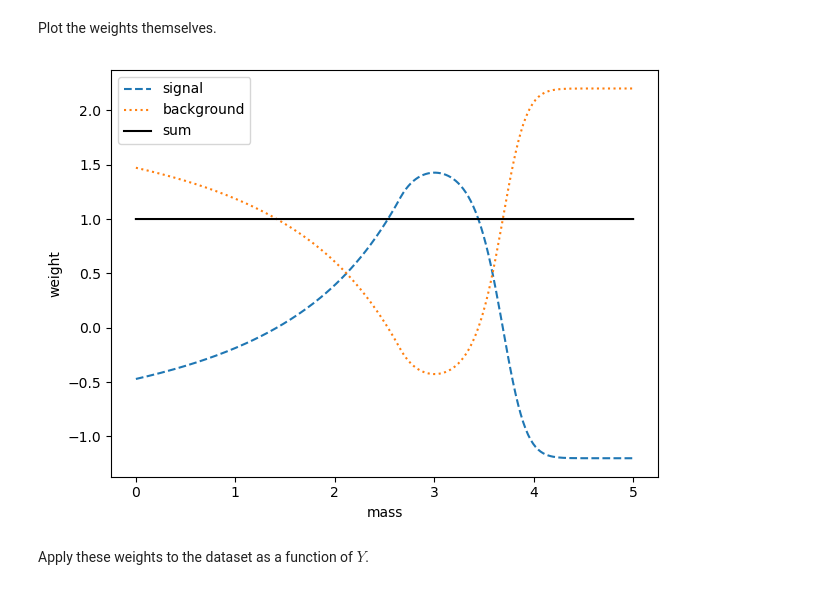
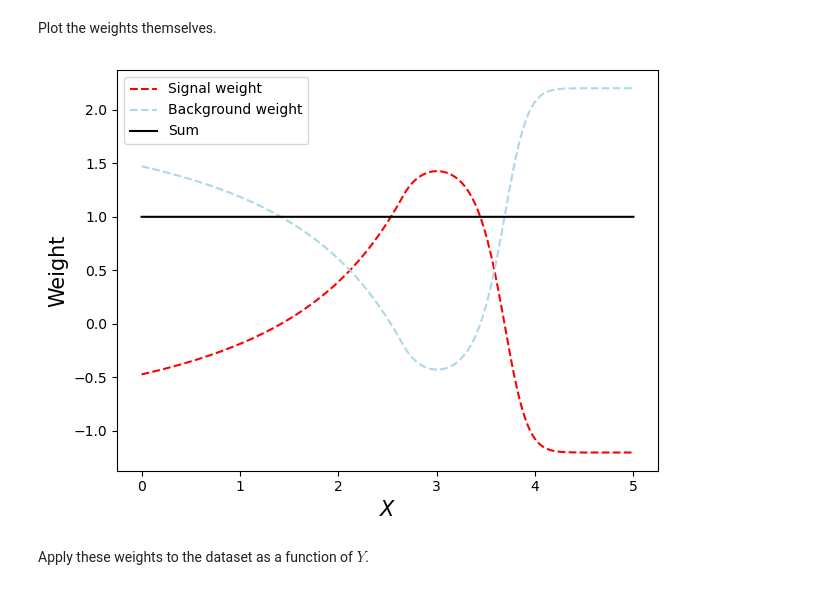
Before and after one commit to elizabethsztan/DIS_S1, a Jupyter notebook: s1_coursework.ipynb, the cells around one changed output. Saved outputs shown, nothing was run; the diff lists cells and outputs as text; code cells hidden in the pictures.

```diff
--- a/s1_coursework.ipynb
+++ b/s1_coursework.ipynb
@@ -311,5 +314,6 @@ Plot the true distributions as well as the histograms with sampled data
 # %%
 data = accept_reject_2d(total_fixed,num_samples = 5000, seed = 100)
+fontsize = 15
 
 X, Y = data
 
@@ -329,10 +333,10 @@ Xerrors = np.sqrt(Xcounts) / (len(X) * Xbin_widths)
 ax[0].plot(x, marg_X(x, f_true, mu_true, sigma_true, beta_true, m_true), label = 'Total', color = 'black')
 ax[0].plot(x, f_true*g_s(x, beta_true, m_true, mu_true, sigma_true), label = 'Signal', ls = '--')
 ax[0].plot(x, (1-f_true)*g_b(x), label = 'Background', ls = ':')
-ax[0].errorbar( Xcx, Xnh, Xerrors, fmt='ko', color= 'black')
-ax[0].set_xlabel(r'$X$')
-ax[0].set_ylabel(r'$g_s(X)+g_b(X)$')
-ax[0].set_title(r'Marginal distribution in $X$')
+ax[0].errorbar( Xcx, Xnh, Xerrors, fmt='ko', color= 'black', label = 'Sampled data')
+ax[0].set_xlabel(r'$X$', fontsize=fontsize)
+ax[0].set_ylabel(r'$g_s(X)+g_b(X)$', fontsize=fontsize)
+ax[0].set_title(r'Marginal distribution in $X$', fontsize=fontsize)
 ax[0].legend()
 
 Ynh, Yxe = np.histogram(Y, bins = bin_num, density=True)
@@ -346,10 +350,10 @@ Yerrors = np.sqrt(Ycounts) / (len(Y) * Ybin_widths)
 ax[1].plot(y, marg_Y(y, f_true, lmbda_true, mu_b_true, sigma_b_true), label = 'Total', color = 'black')
 ax[1].plot(y, f_true*h_s(y, lmbda_true), label = 'Signal', ls = '--')
 ax[1].plot(y, (1-f_true)*h_b(y, mu_b_true, sigma_b_true), label = 'Background', ls = ':')
-ax[1].errorbar( Ycx, Ynh, Yerrors, fmt='ko', color= 'black')
-ax[1].set_xlabel(r'$Y$')
-ax[1].set_ylabel(r'$h_s(Y)+h_b(Y)$')
-ax[1].set_title(r'Marginal distribution in $Y$')
+ax[1].errorbar( Ycx, Ynh, Yerrors, fmt='o', color= 'black', label = 'Sampled data')
+ax[1].set_xlabel(r'$Y$', fontsize=fontsize)
+ax[1].set_ylabel(r'$h_s(Y)+h_b(Y)$', fontsize=fontsize)
+ax[1].set_title(r'Marginal distribution in $Y$', fontsize=fontsize)
 ax[1].legend()
 
 plt.savefig('plots/marginal_distributions.png')
@@ -501,8 +516,8 @@ def EML_fit_true(): #using the true params as starting values
 
     mi.migrad()
     mi.hesse()
-    mi.minos()
+    #mi.minos()
 
 
     return mi
-#mi = EML_fit_true()
+mi = EML_fit_true()
@@ -981,21 +1179,23 @@ Plot the weights themselves.
 # %%
 def plot_weights(x, sw, bw):
     plt.figure()
-    plt.plot(x, sw, "C0--", label="signal")
-    plt.plot(x, bw, "C1:", label="background")
-    plt.plot(x, sw + bw, "k-", label="sum")
-    plt.xlabel("mass")
-    plt.ylabel("weight")
+    plt.plot(x, sw, ls = '--', color = 'red', label="Signal weight")
+    plt.plot(x, bw, ls = '--', color = 'lightblue', label="Background weight")
+    plt.plot(x, sw + bw, "k-", label="Sum")
+    plt.xlabel(r"$X$", fontsize = fontsize)
+    plt.ylabel("Weight", fontsize = fontsize)
     plt.legend()
     plt.tight_layout()
 
 #display the sWeights plot
 x = np.linspace(0,5, 200)
 swp = sweight.get_weight(0,x)
 bwp = sweight.get_weight(1, x)
 plot_weights(x, swp, bwp)
+
+plt.savefig('plots/sweights_example.png', bbox_inches = 'tight')
 # %% [output]
-[figure, old version]
+[figure, new version]
 # %% [markdown]
 Apply these weights to the dataset as a function of $Y$.
 # %%
```
Also changed, not shown: parts of 29 cells of this notebook, 39 other files.
